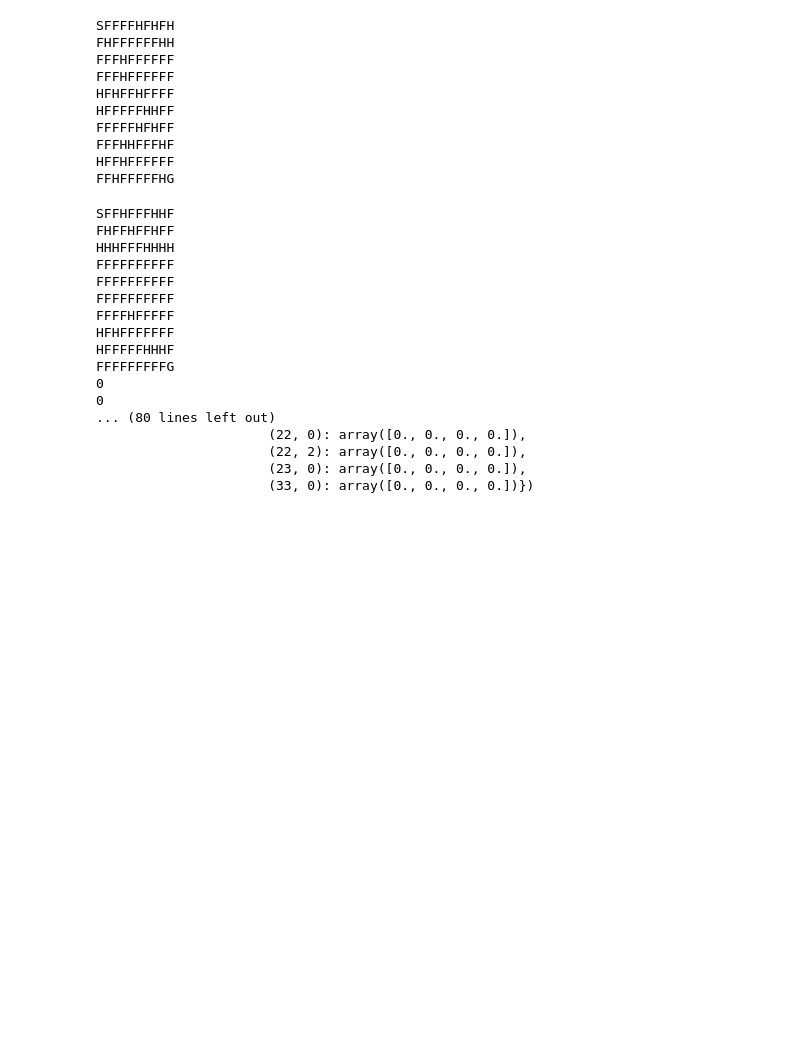
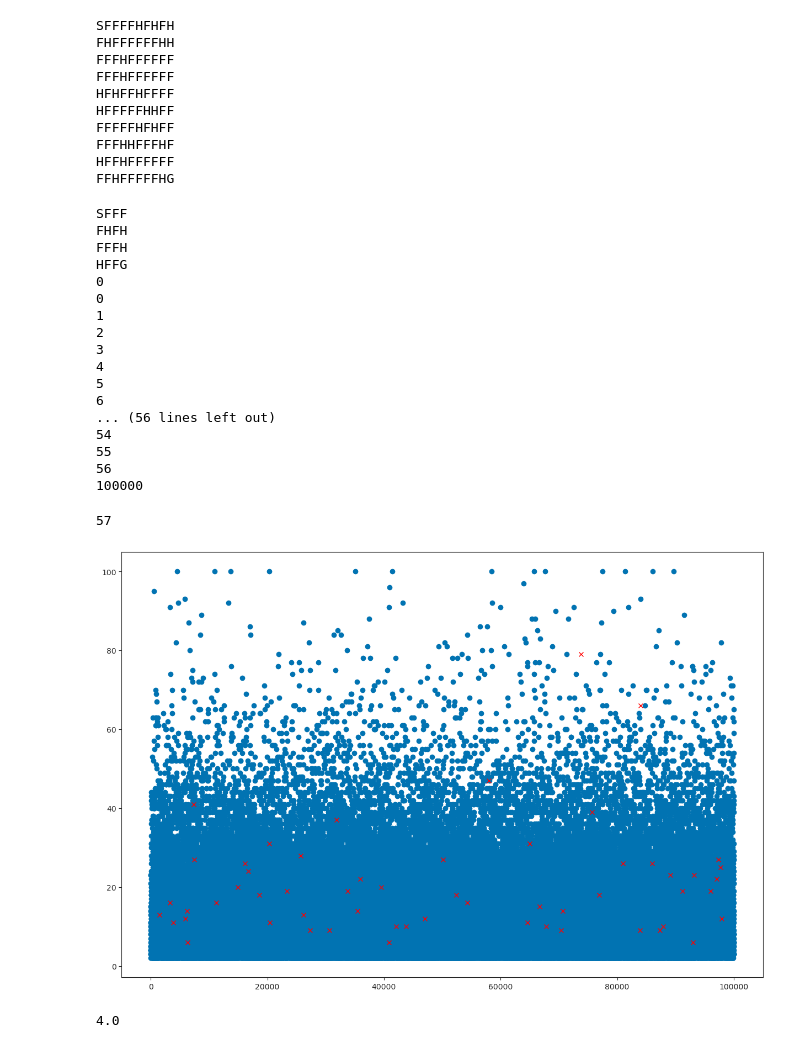
Before and after one commit to thebirdgr/ME5406-project-1, a Jupyter notebook: Untitled.ipynb, the cells around one changed output. Cells and saved outputs as stored; diff of their text form; code cells hidden in the pictures; blank space fills up the shorter version.

Commit message:
seperate code and added maltplot visualization

```diff
--- a/Untitled.ipynb
+++ b/Untitled.ipynb
@@ -736,9 +736,9 @@ for i_episode in range(n_episodes):
         # print(f'Going from {state} to {next_state}')
         # choose the action for the next state as well using the policy from Q
         next_state_action = choose_action_sarsa(next_state)
-        if(next_state == 15):
+        if(env.desc[next_state//10][next_state%10] == b"G"):
             reward = 1
-        elif(next_state in [5, 7, 11, 12]):
+        elif(env.desc[next_state//10][next_state%10] == b"H"): # need to add the holes
             reward = -1
         else:
             reward = 0
@@ -763,6 +763,7 @@ FFFHHFFFHF
 HFFHFFFFFF
 FFHFFFFFHG
 # %%
+# Q-learning
 import gym
 from random import randint
 import math
@@ -770,12 +771,12 @@ import numpy as np
 import matplotlib.pyplot as plt
 from collections import defaultdict # initiatlize:
 
-env = gym.make('FrozenLake-v1', desc=generate_random_map(size=10, p = 0.75))
+env = gym.make('FrozenLake-v1')
 env.render()
 
 # check to see if you can tune these values and how to tune them
 alpha = 0.1
-epsilon = 0.1
+epsilon = 0.2
 discount_rate = 0.9
 
 Q = defaultdict(lambda: np.zeros(env.action_space.n))
@@ -795,9 +796,13 @@ def choose_action_q_learning(state):
         # action = np.argmax((st, act) for )
     return action
 
-n_episodes = 50000
+n_episodes = 100001
 
 max_steps = 200
+
+steps_per_episode = []
+steps_per_episode_goal = []
+size = int(math.sqrt(env.observation_space.n))
 
 for i_episode in range(n_episodes):
     state = env.reset()
@@ -808,37 +813,57 @@ for i_episode in range(n_episodes):
         # take action A, observe reward and next state
         next_state, reward, end, probability = env.step(action)
         count += 1
-        if(next_state == 15):
+        if(env.desc[next_state//size][next_state%size] == b"G"):
+            print(len(steps_per_episode_goal))
             reward = 1
-        elif(next_state in [5, 7, 11, 12]):
+        elif(env.desc[next_state//size][next_state%size] == b"H"): # need to add the holes
             reward = -1
         else:
             reward = 0
         Q[(state, action)] = Q[(state, action)] + alpha * (reward + discount_rate * np.argmax(Q[(next_state, action)]) - Q[(state, action)])
-        if(i_episode % 10000 == 0):
-            print(i_episode)
-        if end or (count > max_steps):
+        if end: # don't include max_steps first
             # print("Reaching steps in: ", count)
+            if(env.desc[next_state//size][next_state%size] == b"G"):
+                steps_per_episode_goal.append((i_episode, count))
+            else:
+                steps_per_episode.append((i_episode, count))
             break
         state = next_state
+    if(i_episode % 10000 == 0):
+            print(i_episode)
 
 
-pp.pprint(Q)
+# pp.pprint(Q)
 # %% [output]
-SFFHFFFHHF
-FHFFHFFHFF
-HHHFFFHHHH
-FFFFFFFFFF
-FFFFFFFFFF
-FFFFFFFFFF
-FFFFHFFFFF
-HFHFFFFFFF
-HFFFFFHHHF
-FFFFFFFFFG
+SFFF
+FHFH
+FFFH
+HFFG
 0
 0
-... (80 lines left out)
-                      (22, 0): array([0., 0., 0., 0.]),
-                      (22, 2): array([0., 0., 0., 0.]),
-                      (23, 0): array([0., 0., 0., 0.]),
-                      (33, 0): array([0., 0., 0., 0.])})
+1
+2
+3
+4
+5
+6
+... (56 lines left out)
+54
+55
+56
+100000
+# %%
+print(len(steps_per_episode_goal))
+import matplotlib.pyplot as plt
+plt.rcParams["figure.figsize"] = (15,10)
+plt.plot(*zip(*steps_per_episode), 'o')
+plt.plot(*zip(*steps_per_episode_goal), 'x', color="r")
+plt.show()
+# %% [output]
+57
+[figure, added]
+# %%
+from math import sqrt
+print(sqrt(env.observation_space.n))
+# %% [output]
+4.0
```
Also changed, not shown: 8 other files.
